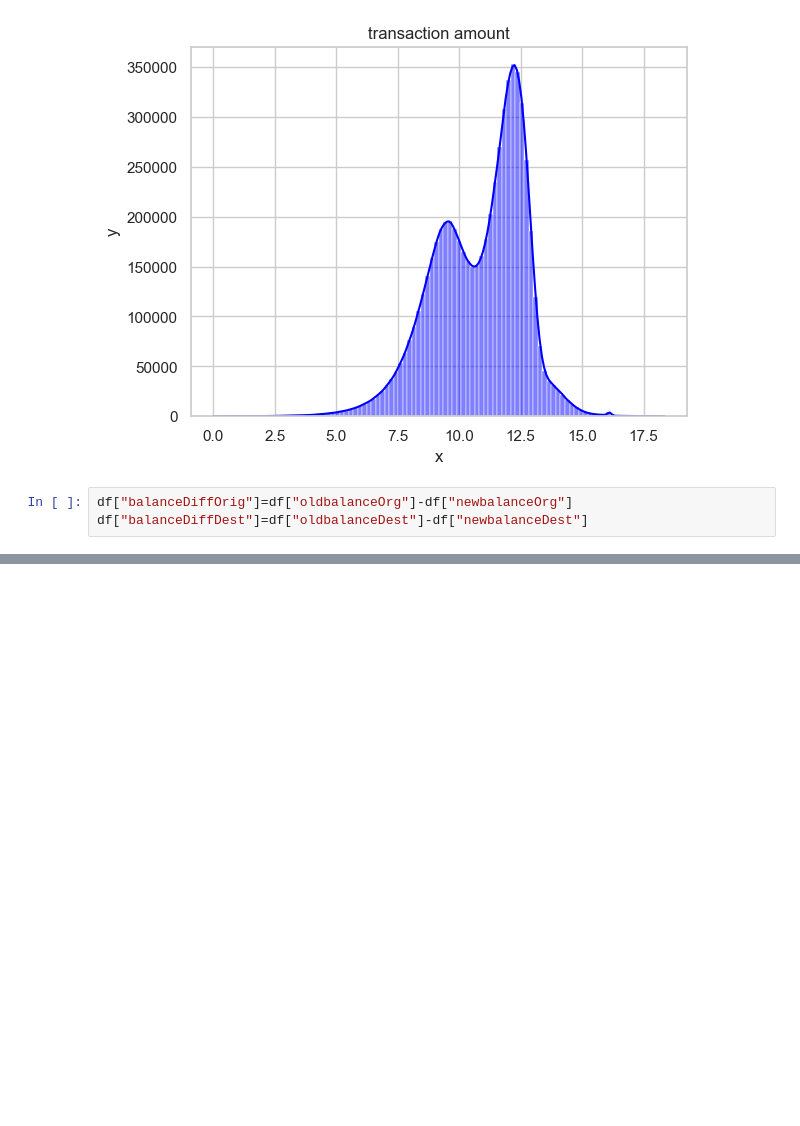
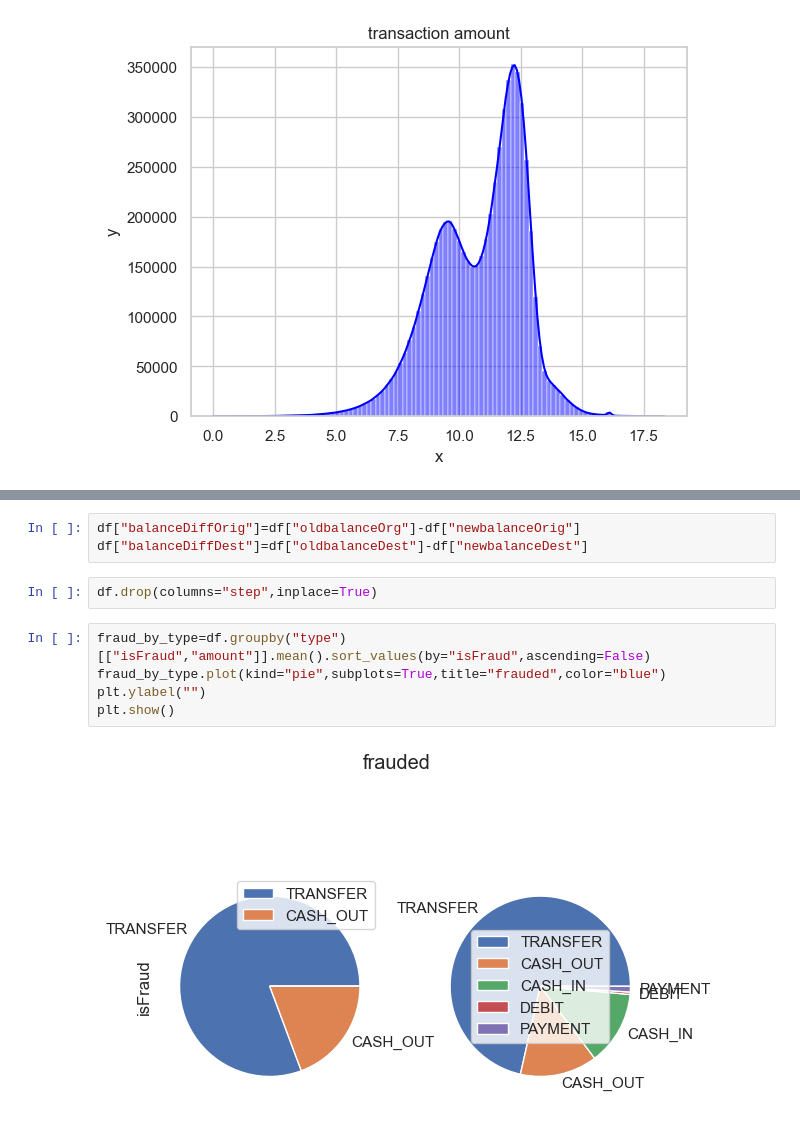
Before and after one commit to kaviarasan-creator/fraud_detection, a Jupyter notebook: k_module.ipynb, the cells around one changed output, grey strips where cells are left out. Saved outputs shown, nothing was run; the diff lists cells and outputs as text; blank space fills up the shorter version.

```diff
--- a/k_module.ipynb
+++ b/k_module.ipynb
@@ -91,6 +91,3 @@ plt.ylabel("y")
 plt.show()
 # %% [output]
 [figure]
-# %%
-df["balanceDiffOrig"]=df["oldbalanceOrg"]-df["newbalanceOrg"]
-df["balanceDiffDest"]=df["oldbalanceDest"]-df["newbalanceDest"]
@@ -96,0 +101,12 @@ df["balanceDiffDest"]=df["oldbalanceDest"]-df["newbalanceDest"]
+# %%
+df["balanceDiffOrig"]=df["oldbalanceOrg"]-df["newbalanceOrig"]
+df["balanceDiffDest"]=df["oldbalanceDest"]-df["newbalanceDest"]
+# %%
+df.drop(columns="step",inplace=True)
+# %%
+fraud_by_type=df.groupby("type")[["isFraud","amount"]].mean().sort_values(by="isFraud",ascending=False)
+fraud_by_type.plot(kind="pie",subplots=True,title="frauded",color="blue")
+plt.ylabel("")
+plt.show()
+# %% [output]
+[figure, added]
```
Also changed, not shown: parts of 27 cells of this notebook.
